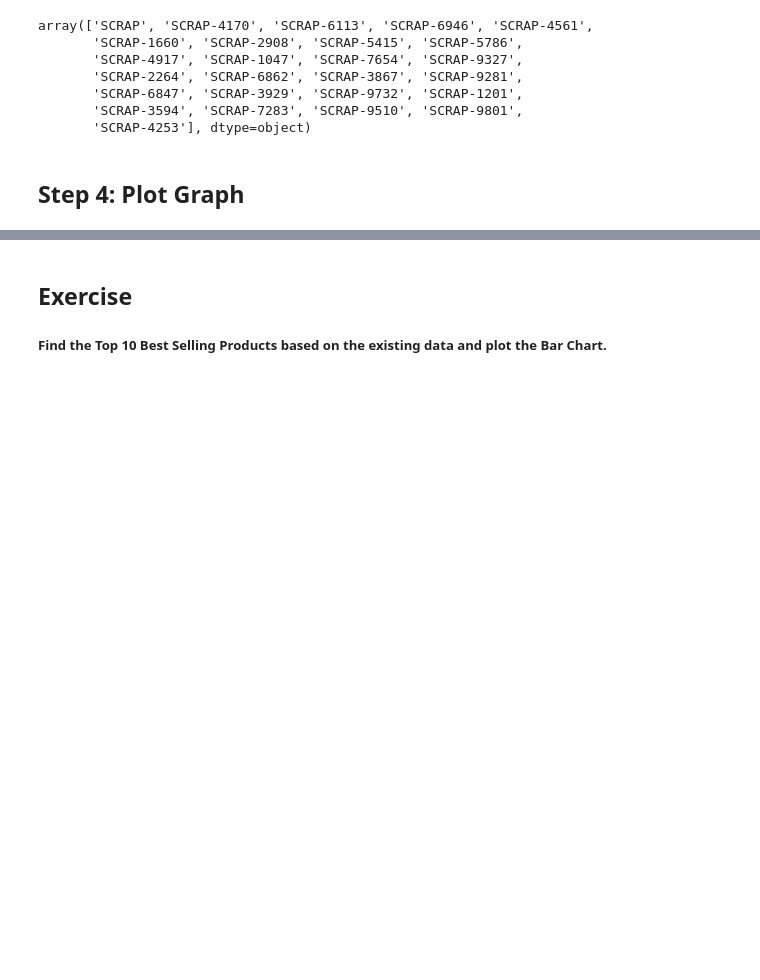
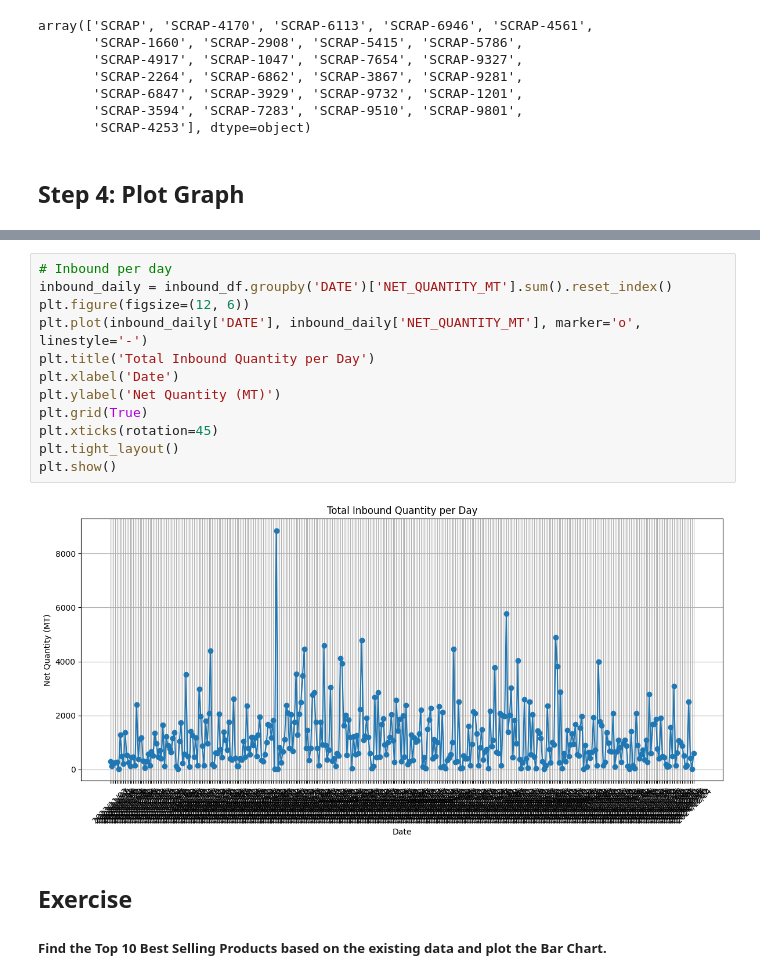
Before and after one commit to KatieMarsh/EM_Bootcathon2025, a Jupyter notebook: EDA.ipynb, the cells around one changed output, grey strips where cells are left out. Drawn from its saved outputs; the diff is of its cells as text; blank space fills up the shorter version.

```diff
--- a/EDA.ipynb
+++ b/EDA.ipynb
@@ -305,3 +315,17 @@ plt.show()
+# %%
+# Inbound per day
+inbound_daily = inbound_df.groupby('DATE')['NET_QUANTITY_MT'].sum().reset_index()
+plt.figure(figsize=(12, 6))
+plt.plot(inbound_daily['DATE'], inbound_daily['NET_QUANTITY_MT'], marker='o', linestyle='-')
+plt.title('Total Inbound Quantity per Day')
+plt.xlabel('Date')
+plt.ylabel('Net Quantity (MT)')
+plt.grid(True)
+plt.xticks(rotation=45)
+plt.tight_layout()
+plt.show()
+# %% [output]
+[figure, added]
 # %% [markdown]
 ## Exercise
 ##### Find the Top 10 Best Selling Products based on the existing data and plot the Bar Chart.
```
Also changed, not shown: parts of 8 cells of this notebook.
